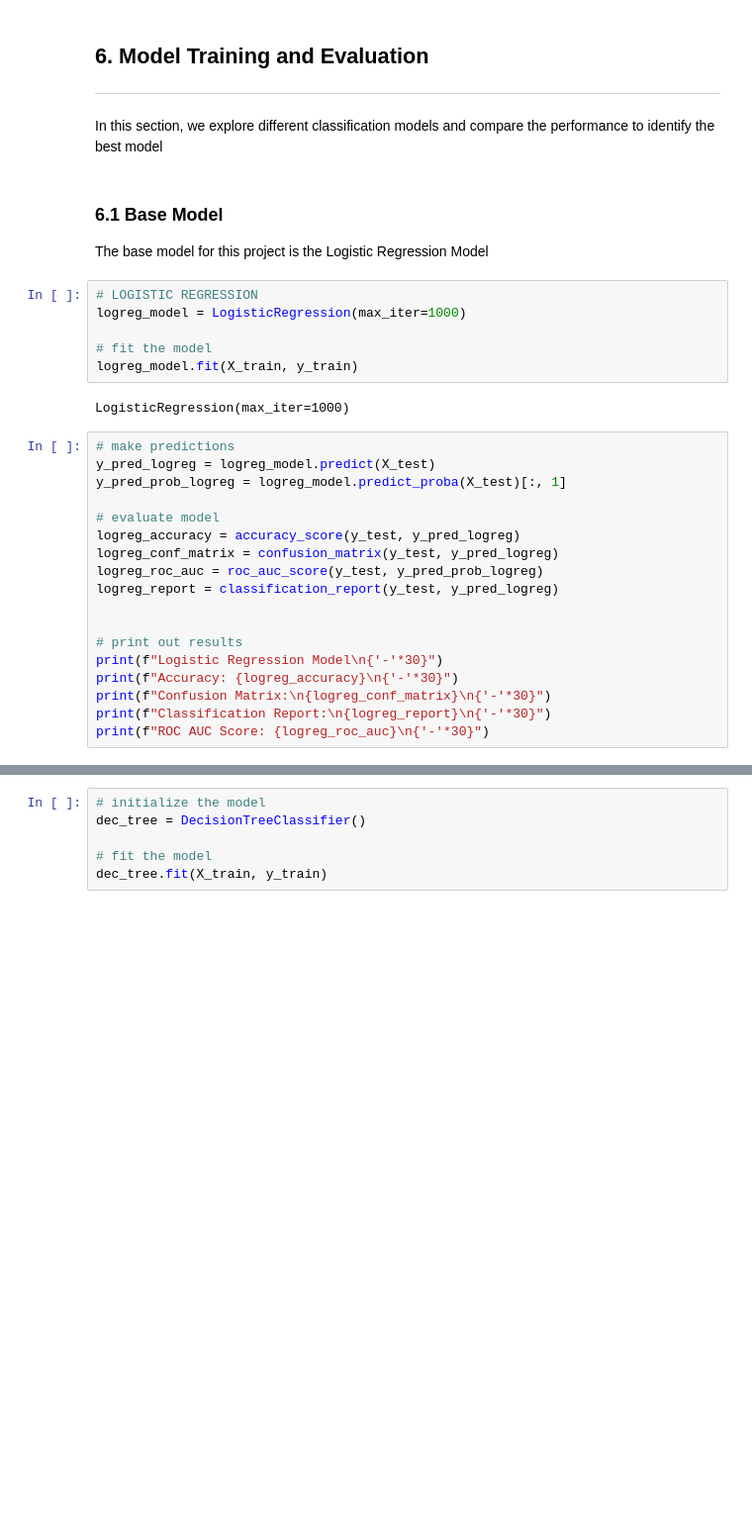
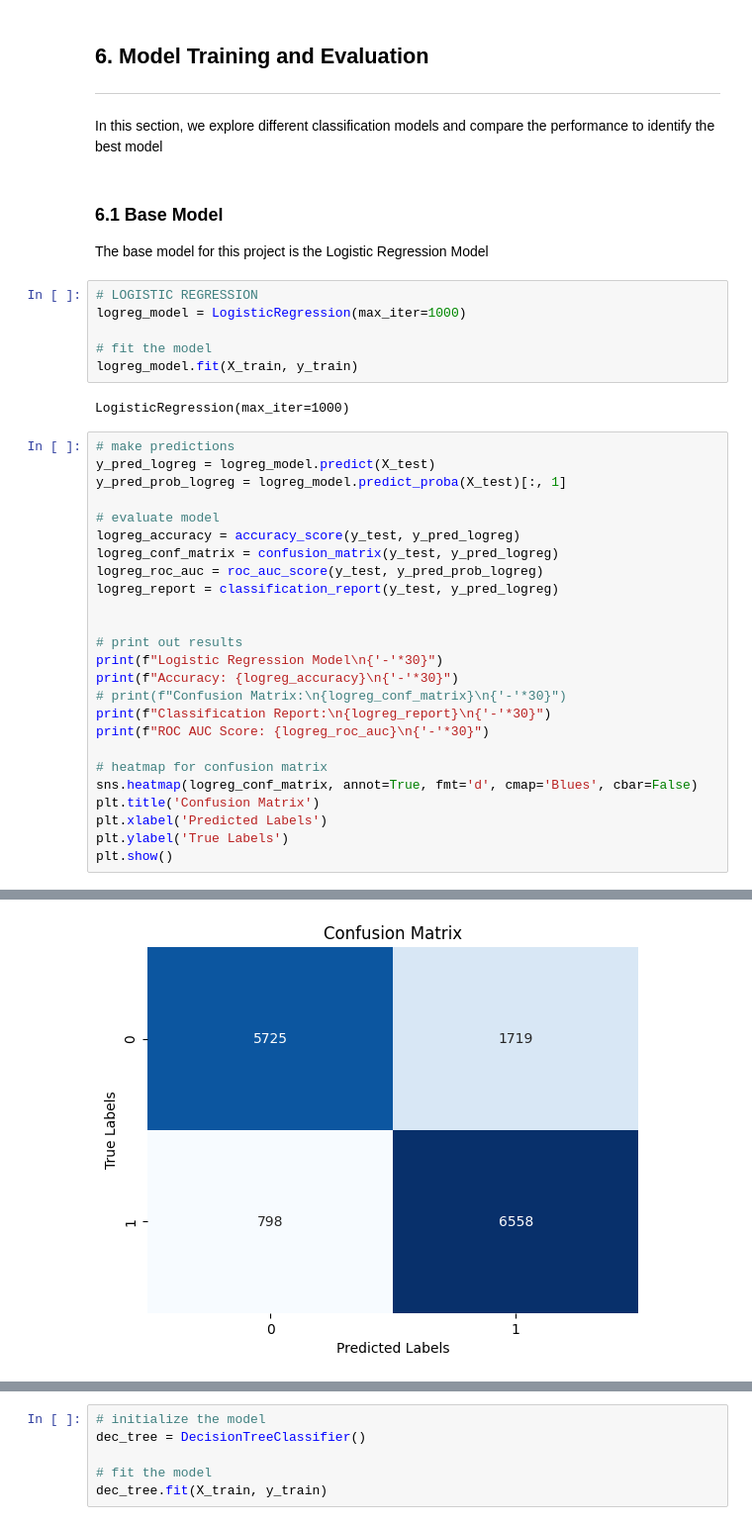
Before and after one commit to UgeneTettey/African_Telecom_Company, a Jupyter notebook: GROUP1_CAPSTONE.ipynb, the cells around one changed output, grey strips where cells are left out. Shown at 99% size. Drawn from its saved outputs; the diff is of its cells as text; blank space fills up the shorter version.

```diff
--- a/GROUP1_CAPSTONE.ipynb
+++ b/GROUP1_CAPSTONE.ipynb
@@ -353,7 +358,7 @@ X_train, X_test, y_train, y_test = train_test_split(X, y, test_size=0.1, random_
 ---
 In this section, we explore different classification models and compare the performance to identify the best model
 # %% [markdown]
-### 6.1 Base Model
+### **6.1 Base Model**
 The base model for this project is the Logistic Regression Model
 # %%
 # LOGISTIC REGRESSION
@@ -378,9 +383,16 @@ logreg_report = classification_report(y_test, y_pred_logreg)
 # print out results
 print(f"Logistic Regression Model\n{'-'*30}")
 print(f"Accuracy: {logreg_accuracy}\n{'-'*30}")
-print(f"Confusion Matrix:\n{logreg_conf_matrix}\n{'-'*30}")
+# print(f"Confusion Matrix:\n{logreg_conf_matrix}\n{'-'*30}")
 print(f"Classification Report:\n{logreg_report}\n{'-'*30}")
 print(f"ROC AUC Score: {logreg_roc_auc}\n{'-'*30}")
+
+# heatmap for confusion matrix
+sns.heatmap(logreg_conf_matrix, annot=True, fmt='d', cmap='Blues', cbar=False)
+plt.title('Confusion Matrix')
+plt.xlabel('Predicted Labels')
+plt.ylabel('True Labels')
+plt.show()
 # %% [output]
 Logistic Regression Model
 ------------------------------
@@ -398,5 +410,6 @@ Classification Report:
 
 ------------------------------
 ROC AUC Score: 0.9019661925958522
 ------------------------------
+[figure, added]
 # %% [markdown]
```
Also changed, not shown: parts of 37 cells of this notebook, 3 other files.
